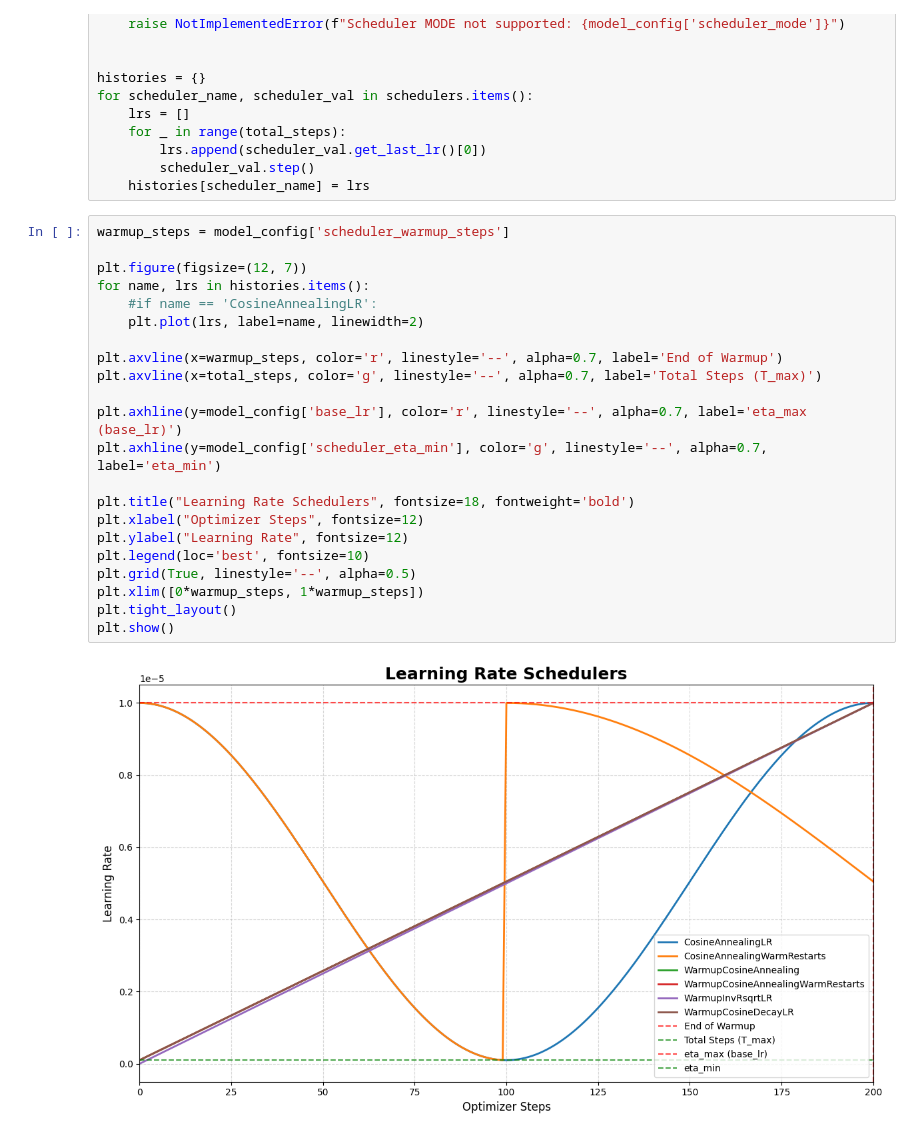
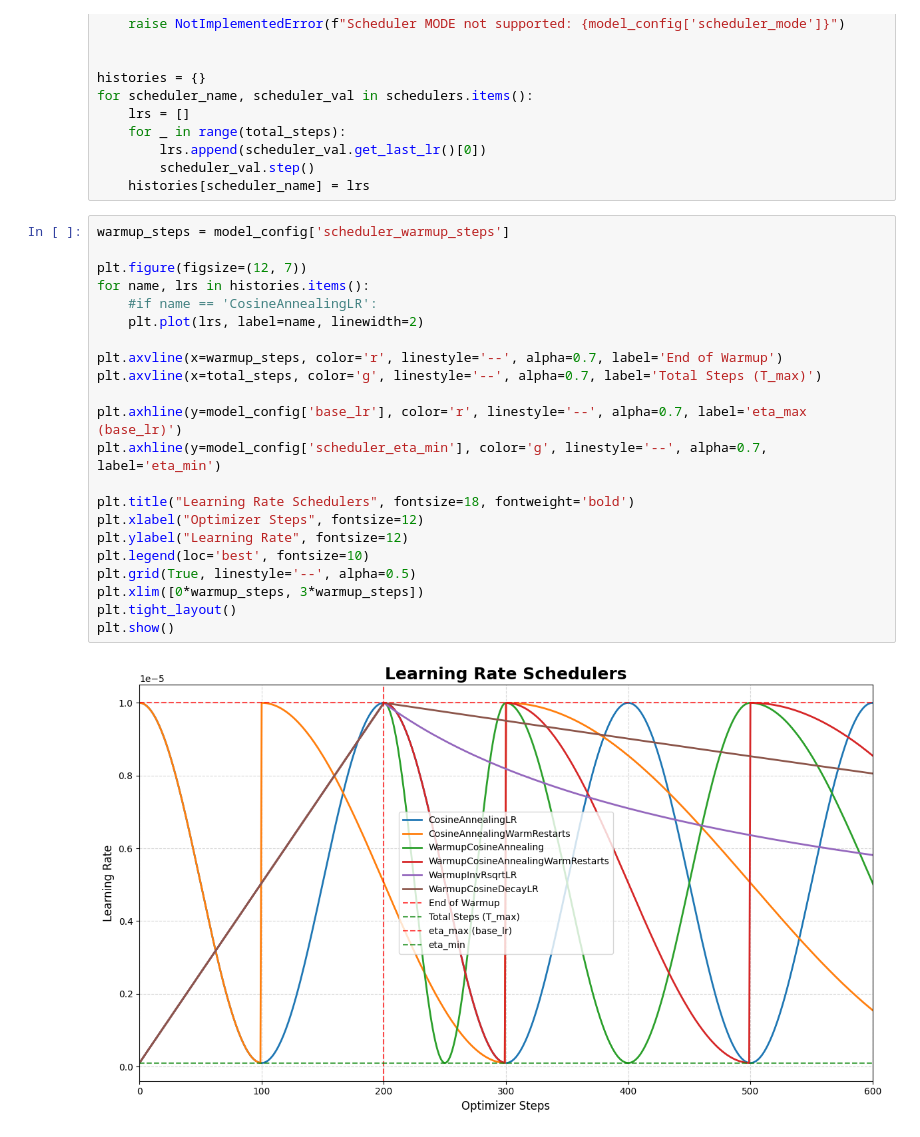
Before and after one commit to romangorbunov91/frequency-response-encoder, a Jupyter notebook: scheduler_test_nb.ipynb, the cells around one changed output. Saved outputs shown, nothing was run; the diff lists cells and outputs as text.

```diff
--- a/scheduler_test_nb.ipynb
+++ b/scheduler_test_nb.ipynb
@@ -154,24 +133,24 @@ for scheduler_name, scheduler_val in schedulers.items():
 # %%
 warmup_steps = model_config['scheduler_warmup_steps']
 
 plt.figure(figsize=(12, 7))
 for name, lrs in histories.items():
     #if name == 'CosineAnnealingLR':
     plt.plot(lrs, label=name, linewidth=2)
 
 plt.axvline(x=warmup_steps, color='r', linestyle='--', alpha=0.7, label='End of Warmup')
 plt.axvline(x=total_steps, color='g', linestyle='--', alpha=0.7, label='Total Steps (T_max)')
 
 plt.axhline(y=model_config['base_lr'], color='r', linestyle='--', alpha=0.7, label='eta_max (base_lr)')
 plt.axhline(y=model_config['scheduler_eta_min'], color='g', linestyle='--', alpha=0.7, label='eta_min')
 
 plt.title("Learning Rate Schedulers", fontsize=18, fontweight='bold')
 plt.xlabel("Optimizer Steps", fontsize=12)
 plt.ylabel("Learning Rate", fontsize=12)
 plt.legend(loc='best', fontsize=10)
 plt.grid(True, linestyle='--', alpha=0.5)
-plt.xlim([0*warmup_steps, 1*warmup_steps])
+plt.xlim([0*warmup_steps, 3*warmup_steps])
 plt.tight_layout()
 plt.show()
 # %% [output]
-[figure, old version]
+[figure, new version]
```
Also changed, not shown: parts of 2 cells of this notebook, 2 other files.
